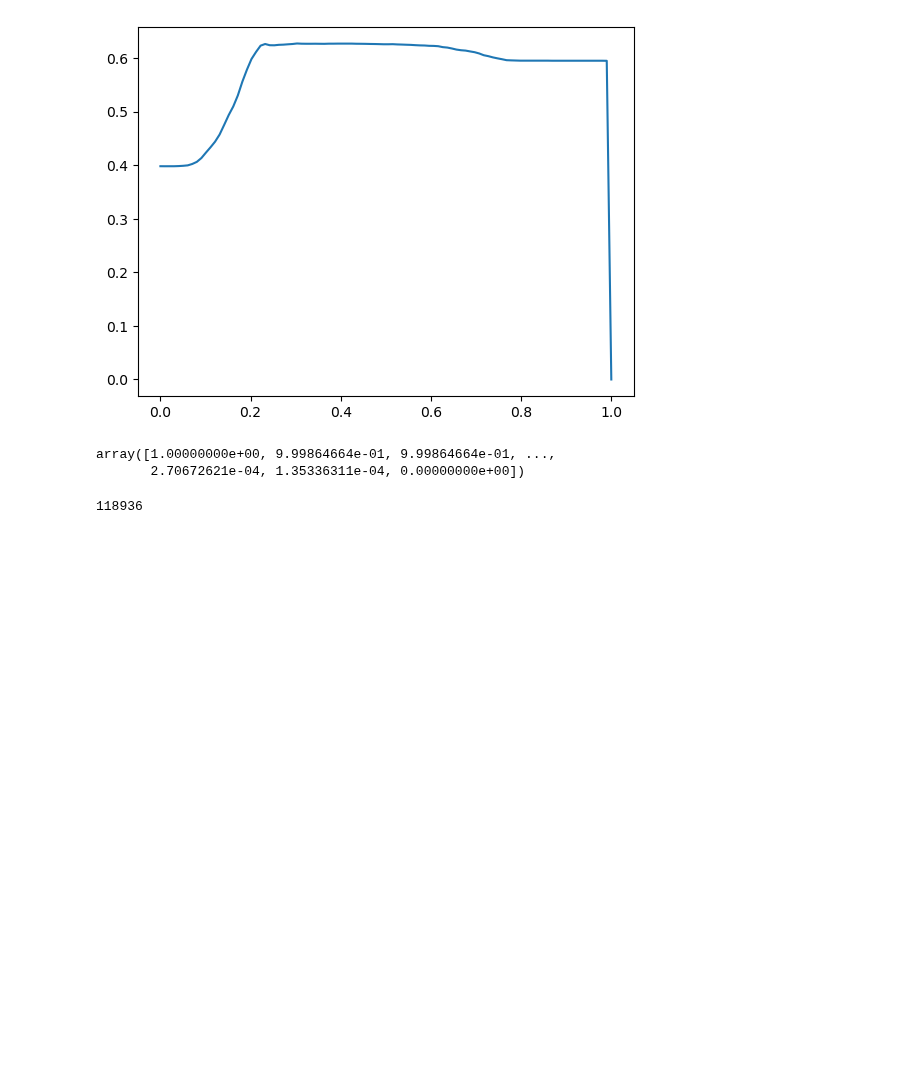
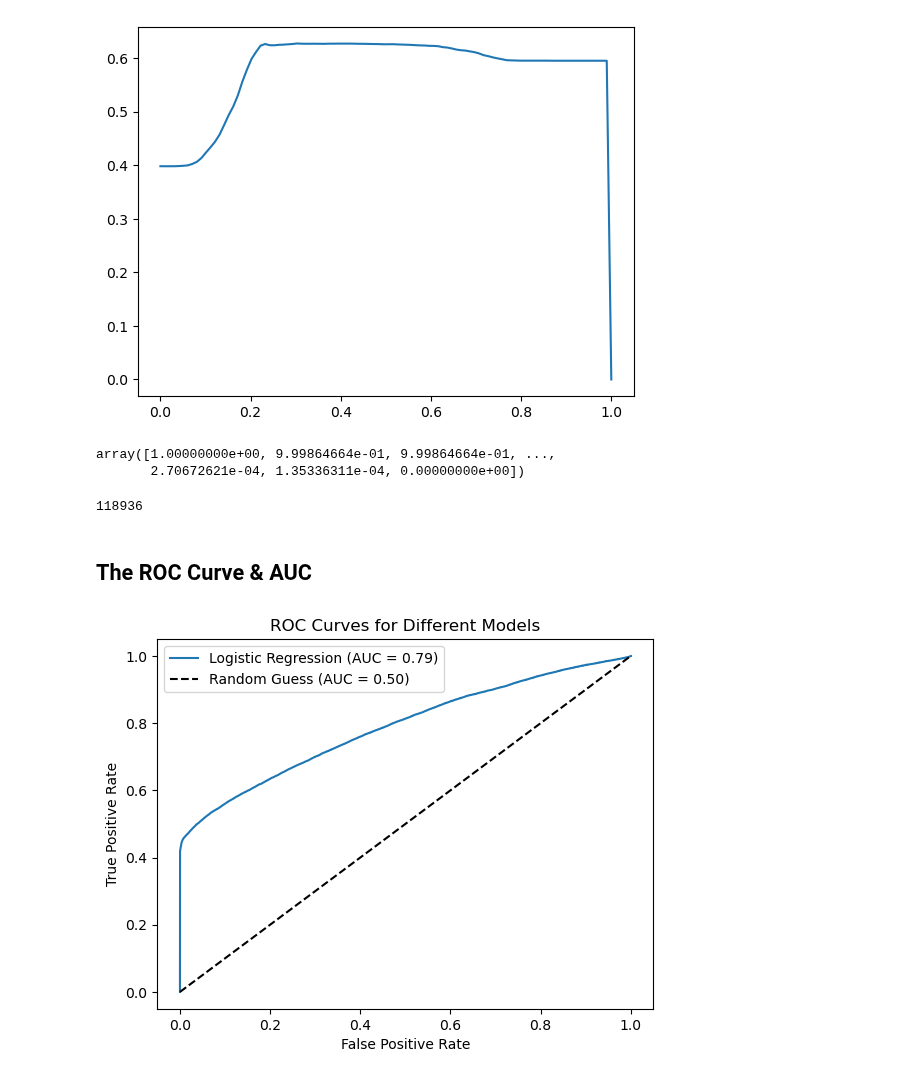
Before and after one commit to Camiloesp/PythonDataScience_SupervisedML, a Jupyter notebook: Classification_Modeling/4_ClassificationMetrics.ipynb, the cells around one changed output. Saved outputs shown, nothing was run; the diff lists cells and outputs as text; code cells hidden in the pictures; blank space fills up the shorter version.

```diff
--- a/Classification_Modeling/4_ClassificationMetrics.ipynb
+++ b/Classification_Modeling/4_ClassificationMetrics.ipynb
@@ -237,3 +237,33 @@ array([1.00000000e+00, 9.99864664e-01, 9.99864664e-01, ...,
 len(X_train)
 # %% [output]
 118936
+# %% [markdown]
+## The ROC Curve & AUC
+# %%
+from sklearn.metrics import roc_curve, auc
+
+logreg.fit(X_train_std, y_train)
+
+# Predict probabilities for the positive class
+y_probs = logreg.predict_proba(X_train_std)[:, 1]
+
+# Calculate the ROC curve
+fpr, tpr, thresholds = roc_curve(y_train, y_probs)
+
+# Calculate the AUC (Area Under the Curve)
+auc_score = auc(fpr, tpr)
+
+# Plot the ROC curve
+plt.plot(fpr, tpr, label=f'Logistic Regression (AUC = {auc_score:.2f})')
+
+# Draw Random Guess
+plt.plot([0, 1], [0, 1], 'k--', label='Random Guess (AUC = 0.50)')
+
+# Modify Formatting
+plt.xlabel('False Positive Rate')
+plt.ylabel('True Positive Rate')
+plt.title('ROC Curves for Different Models')
+plt.legend()
+plt.show()
+# %% [output]
+[figure, added]
```
Also changed, not shown: parts of 1 cell of this notebook, 1 other file.
